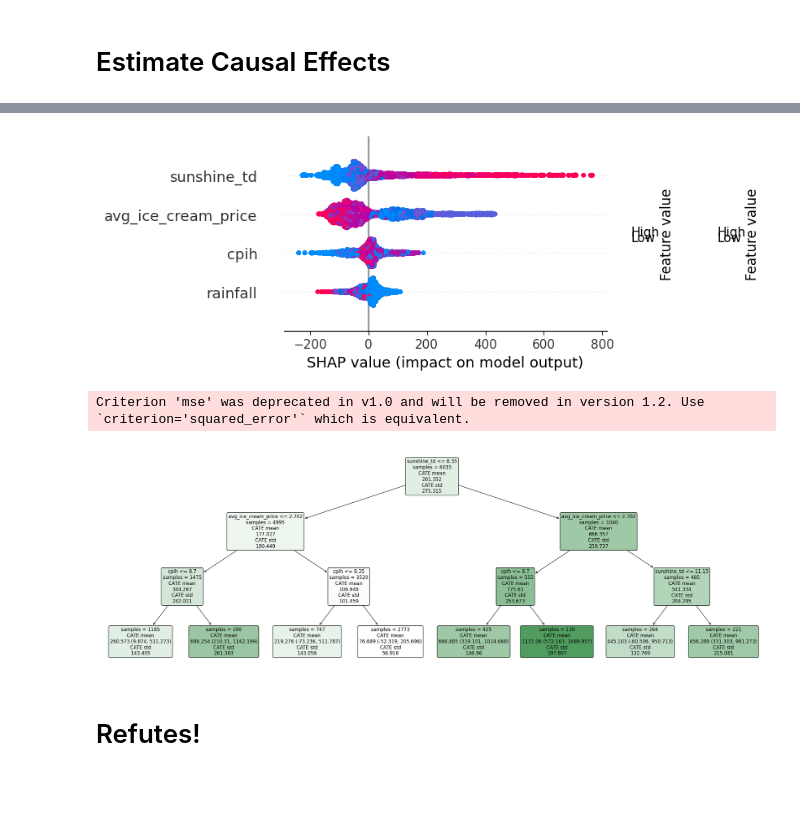
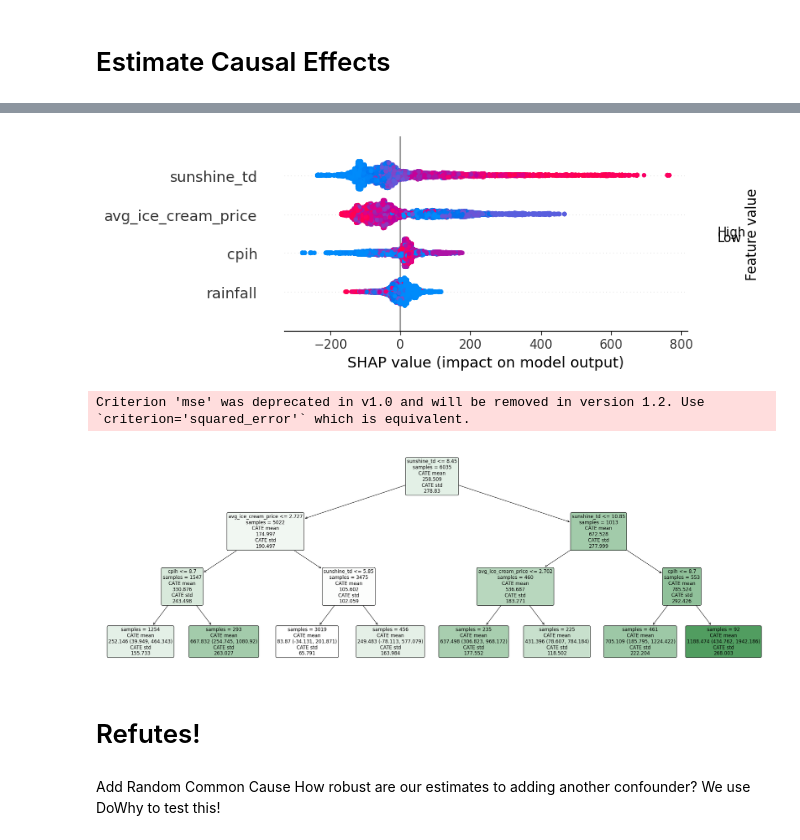
Before and after one commit to adi-jacobson/causal-ice-cream, a Jupyter notebook: notebooks/causal_modelling_econl_ml_only.ipynb, the cells around one changed output, grey strips where cells are left out. Saved outputs shown, nothing was run; the diff lists cells and outputs as text; code cells hidden in the pictures; blank space fills up the shorter version.

```diff
--- a/notebooks/causal_modelling_econl_ml_only.ipynb
+++ b/notebooks/causal_modelling_econl_ml_only.ipynb
@@ -69,5 +69,3 @@ est = CausalForestDML(
                       , model_t=RandomForestRegressor(min_samples_leaf=10, criterion='absolute_error')
                       , discrete_treatment=False
                   )
-
-est.fit(Y, T, X=X, W=W, cache_values=True)
@@ -75,0 +72,4 @@ est.fit(Y, T, X=X, W=W, cache_values=True)
+# %%
+# fit through dowhy
+est_dw = est.dowhy.fit(Y, T, X=X, W=W, outcome_names=[outcome], treatment_names=[treatment], feature_names=covariates,
+               confounder_names=features, inference="auto")
@@ -81,17 +104,18 @@ est.const_marginal_ate(X_test)
 # %%
-%matplotlib inline
-
-shap_values = est.shap_values(X)
+shap_values = est_dw.shap_values(X)
 shap.plots.beeswarm(shap_values['ice_cream_sold']['maximum_feels_like_temperature'])
 # %% [output]
-[figure, old version]
+[figure, new version]
 # %%
-intrp = SingleTreeCateInterpreter(include_model_uncertainty=True, max_depth=3).interpret(est, X)
+intrp = SingleTreeCateInterpreter(include_model_uncertainty=True, max_depth=3).interpret(est_dw, X)
 
 plt.figure(figsize=(30,10))
 intrp.plot(feature_names=X.columns, fontsize=12)
 # %% [output]
 Criterion 'mse' was deprecated in v1.0 and will be removed in version 1.2. Use `criterion='squared_error'` which is equivalent.
-[figure, old version]
+[figure, new version]
 # %% [markdown]
 # Refutes!
+# %% [markdown]
+Add Random Common Cause
+How robust are our estimates to adding another confounder? We use DoWhy to test this!
```
Also changed, not shown: parts of 12 cells of this notebook.
